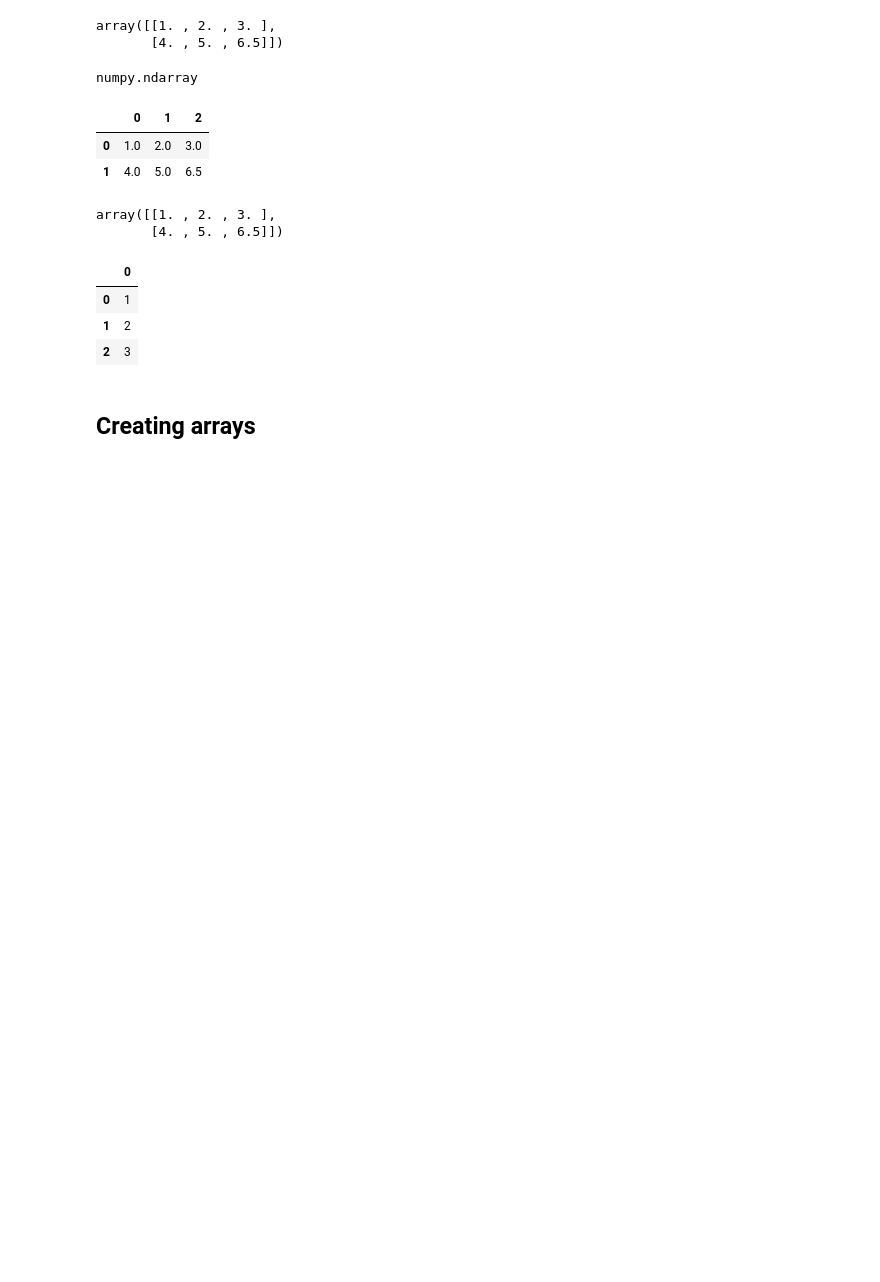
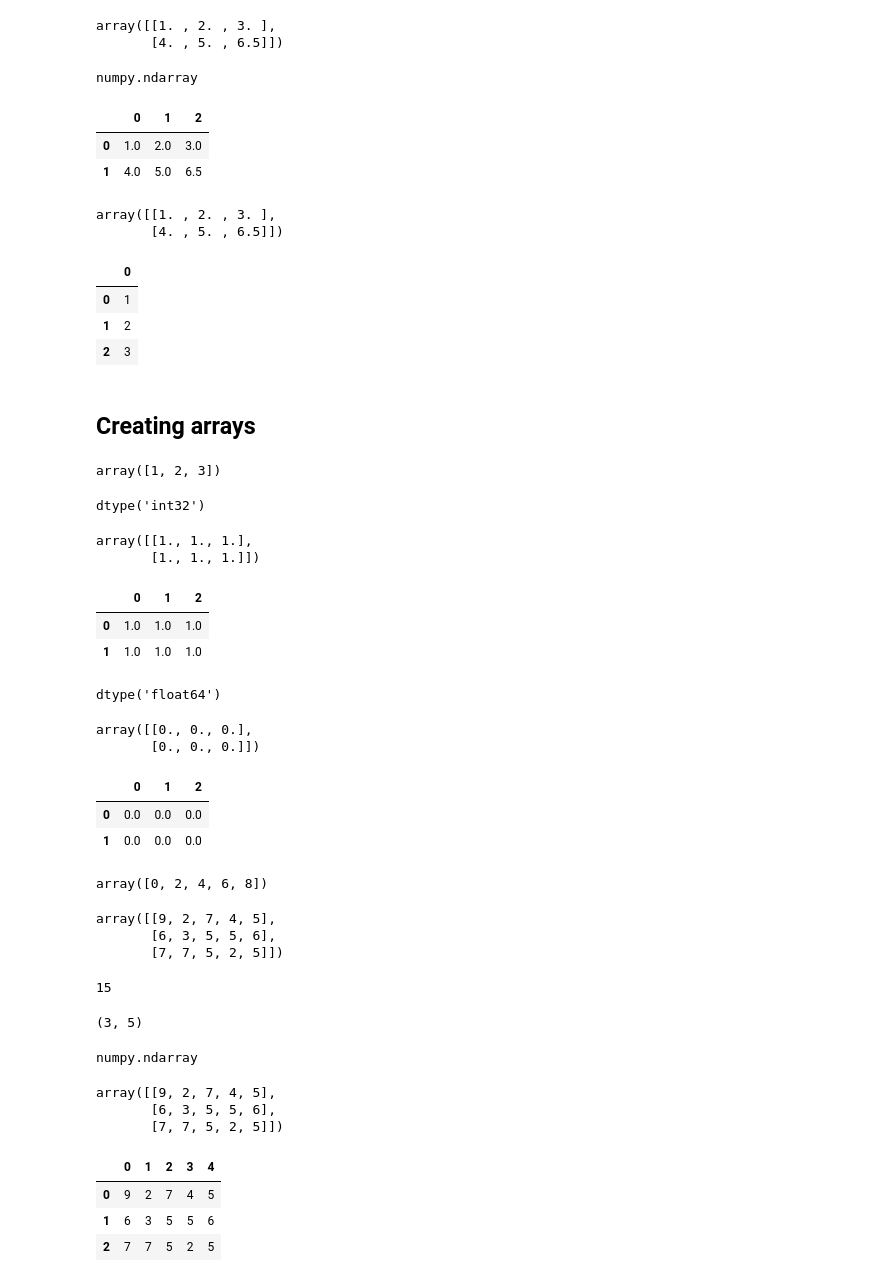
Before and after one commit to TahaAhvazi/ai-learning, a Jupyter notebook: introduction-to-pandas.ipynb, the cells around one changed output. Saved outputs shown, nothing was run; the diff lists cells and outputs as text; code cells hidden in the pictures; blank space fills up the shorter version.

Commit message:
Work with Creating arrays in NUMPY

```diff
--- a/introduction-to-pandas.ipynb
+++ b/introduction-to-pandas.ipynb
@@ -935,3 +935,80 @@ anotherDataFrame
 | 2 | 3 |
 # %% [markdown]
 ## Creating arrays
+# %%
+sample_array = np.array([1, 2, 3])
+sample_array
+# %% [output]
+array([1, 2, 3])
+# %%
+sample_array.dtype
+# %% [output]
+dtype('int32')
+# %%
+ones = np.ones((2,3))
+ones
+# %% [output]
+array([[1., 1., 1.],
+       [1., 1., 1.]])
+# %%
+onseDataFrame = pd.DataFrame(ones)
+onseDataFrame
+# %% [output]
+|  | 0 | 1 | 2 |
+| 0 | 1.0 | 1.0 | 1.0 |
+| 1 | 1.0 | 1.0 | 1.0 |
+# %%
+ones.dtype
+# %% [output]
+dtype('float64')
+# %%
+zeros = np.zeros((2,3))
+zeros
+# %% [output]
+array([[0., 0., 0.],
+       [0., 0., 0.]])
+# %%
+zerosDataFarme = pd.DataFrame(zeros)
+zerosDataFarme
+# %% [output]
+|  | 0 | 1 | 2 |
+| 0 | 0.0 | 0.0 | 0.0 |
+| 1 | 0.0 | 0.0 | 0.0 |
+# %%
+range_array = np.arange(0, 10, 2)
+range_array
+# %% [output]
+array([0, 2, 4, 6, 8])
+# %%
+random_array = np.random.randint(0,10, size=(3,5))
+random_array
+# %% [output]
+array([[9, 2, 7, 4, 5],
+       [6, 3, 5, 5, 6],
+       [7, 7, 5, 2, 5]])
+# %%
+random_array.size
+# %% [output]
+15
+# %%
+random_array.shape
+# %% [output]
+(3, 5)
+# %%
+type(random_array)
+# %% [output]
+numpy.ndarray
+# %%
+random_array
+# %% [output]
+array([[9, 2, 7, 4, 5],
+       [6, 3, 5, 5, 6],
+       [7, 7, 5, 2, 5]])
+# %%
+random_array_dataFrame = pd.DataFrame(random_array)
+random_array_dataFrame
+# %% [output]
+|  | 0 | 1 | 2 | 3 | 4 |
+| 0 | 9 | 2 | 7 | 4 | 5 |
+| 1 | 6 | 3 | 5 | 5 | 6 |
+| 2 | 7 | 7 | 5 | 2 | 5 |
```
